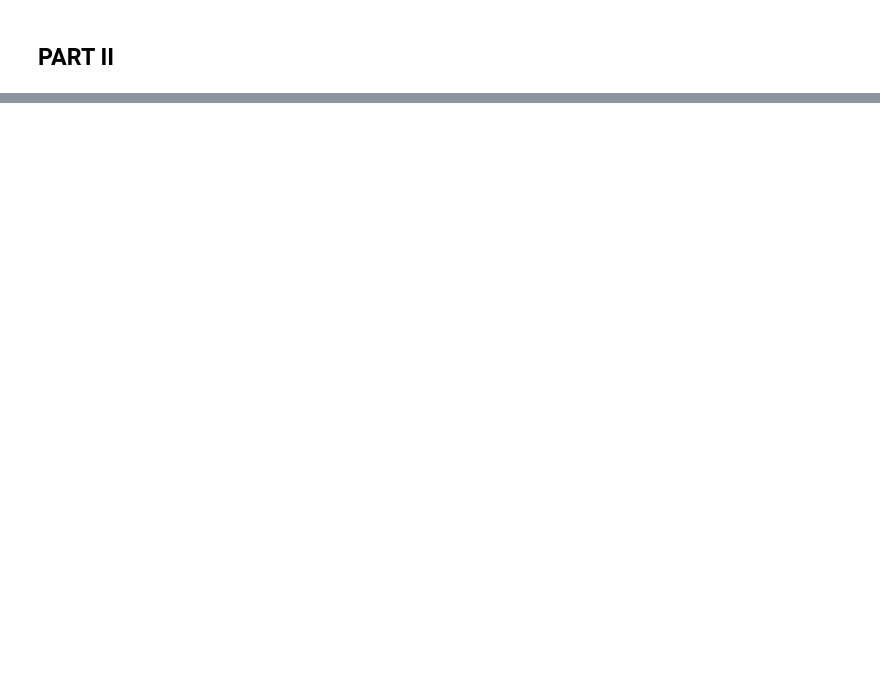
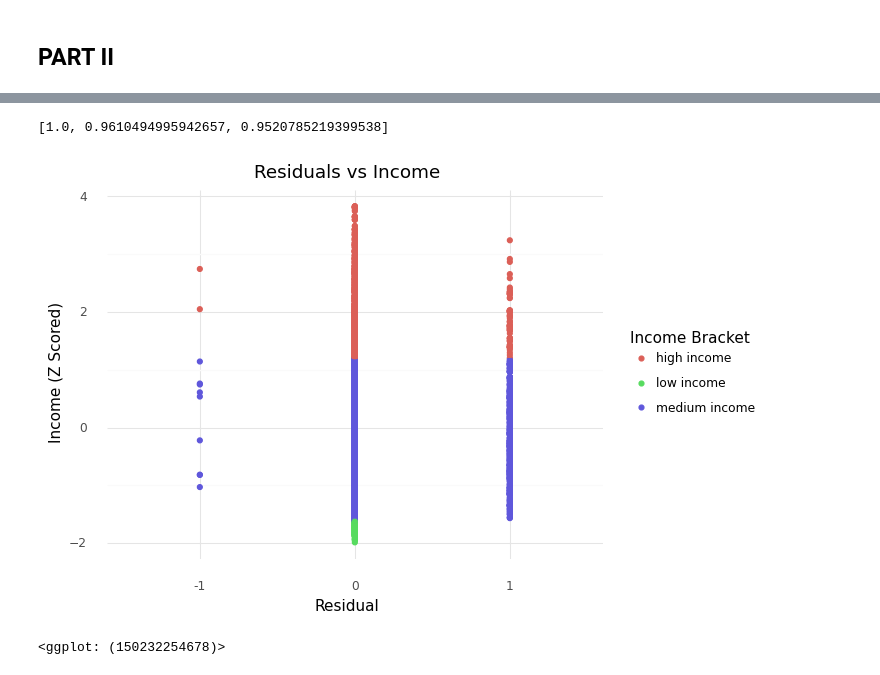
Before and after one commit to 01bbae/CPSC392-Project1, a Jupyter notebook: Project1_FA21.ipynb, the cells around one changed output, grey strips where cells are left out. Cells and saved outputs as stored; diff of their text form; code cells hidden in the pictures; blank space fills up the shorter version.

```diff
--- a/Project1_FA21.ipynb
+++ b/Project1_FA21.ipynb
@@ -171,0 +179,37 @@ https://stackoverflow.com/questions/53720684/use-kfold-split-to-fit-model-return
+# %%
+# PART II, 3
+
+acc = []
+
+lowincome = data2.loc[data['income_in_k']<30]
+lowincome_pred = model.predict(lowincome[predictors])
+acc.append(accuracy_score(lowincome['stroke'],lowincome_pred))
+
+data2.loc[data['income_in_k'] < 30, 'incometype'] = 'low income'
+data2.loc[data['income_in_k'] > 30, 'incometype'] = 'medium income'
+
+middleincome = data2.loc[(data['income_in_k']>30)&(data['income_in_k']<90)]
+middleincome_pred = model.predict(middleincome[predictors])
+acc.append(accuracy_score(middleincome['stroke'],middleincome_pred))
+
+highincome = data2.loc[data['income_in_k']>100]
+highincome_pred = model.predict(highincome[predictors])
+acc.append(accuracy_score(highincome['stroke'],highincome_pred))
+
+data2.loc[data['income_in_k'] > 100, 'incometype'] = 'high income'
+data2.loc[(data['income_in_k'] < 100) & (data['income_in_k'] > 30), 'income type'] = 'medium income'
+
+print(acc)
+data2['residual'] = data2['stroke']-model.predict(data2[predictors])
+
+(ggplot(data2,aes(x='factor(residual)',y='income_in_k',color='incometype'))
++geom_point()
++theme_minimal()
++ggtitle('Residuals vs Income')
++ylab('Income (Z Scored)')
++xlab('Residual')
++labs(color='Income Bracket'))
+# %% [output]
+[1.0, 0.9610494995942657, 0.9520785219399538]
+[figure, added]
+<ggplot: (150232254678)>
```
Also changed, not shown: parts of 30 cells of this notebook, 2 other files.
